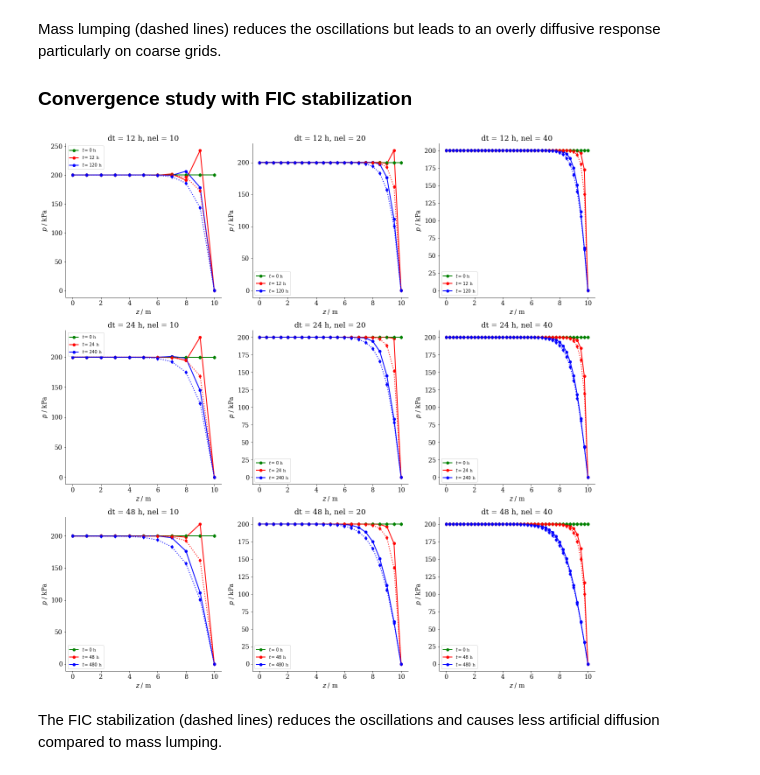
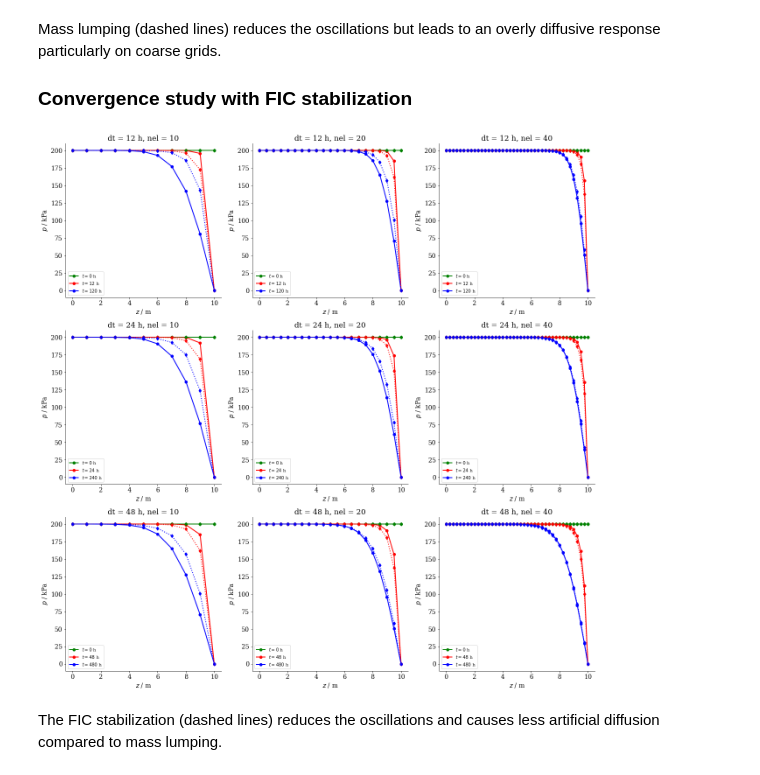
Before and after one commit to nagelt/Numerical_Methods_Introduction, a Jupyter notebook: 07e_Terzaghi_1D_consolidation_mass_lumping_FIC_stabilization.ipynb, the cells around one changed output. Cells and saved outputs as stored; diff of their text form; code cells hidden in the pictures.

```diff
--- a/07e_Terzaghi_1D_consolidation_mass_lumping_FIC_stabilization.ipynb
+++ b/07e_Terzaghi_1D_consolidation_mass_lumping_FIC_stabilization.ipynb
@@ -462,34 +462,34 @@ Mass lumping (dashed lines) reduces the oscillations but leads to an overly diff
 dts = [12.*3600,24.*3600,48.*3600]
 nels = [10,20,40]
 H = 10.
 
 fig, ax = plt.subplots(nrows=3,ncols=3,figsize=(18,18))
 
 for i,dt in enumerate(dts):
     for j,nel in enumerate(nels):
         #print("Running (n,dt) combination ", dt, nel)
         number_of_elements = nel
         nodes_per_element = 2
         nodes,elements,solution=generate_mesh(H,number_of_elements,nodes_per_element)
-        times, sols, iters = time_loop(dt,nodes,elements,solution)
+        times, sols, iters = time_loop(dt,nodes,elements,solution,True,False)
         nodes,elements,solution=generate_mesh(H,number_of_elements,nodes_per_element)
         #element size and random fore-factor
         times_lumped, sols_lumped, iters_lumped = time_loop(dt,nodes,elements,solution,False,True)
         #
         ax[i][j].plot(nodes, sols[0]/1.e3, marker='o', color='green', label='$t = %i$ h' %(times[0]/60/60))
         ax[i][j].plot(nodes, sols[1]/1.e3, marker='o', color='red', label='$t = %i$ h' %(times[1]/60/60))
         ax[i][j].plot(nodes, sols[10]/1.e3, marker='o', color='blue', label='$t = %i$ h' %(times[10]/60/60))
         #
         ax[i][j].plot(nodes, sols_lumped[0]/1.e3, marker='d', ls=':', color='green')
         ax[i][j].plot(nodes, sols_lumped[1]/1.e3, marker='d', ls=':', color='red')
         ax[i][j].plot(nodes, sols_lumped[10]/1.e3, marker='d', ls=':', color='blue')
         #
         ax[i][j].set_xlabel('$z$ / m')
         ax[i][j].set_ylabel('$p$ / kPa')
         ax[i][j].set_title('dt = %i h, nel = %i' %(dt/3600,nel))
         ax[i][j].legend(fontsize=10)
 fig.tight_layout()
 # %% [output]
-[figure, old version]
+[figure, new version]
 # %% [markdown]
 The FIC stabilization (dashed lines) reduces the oscillations and causes less artificial diffusion compared to  mass lumping.
```
Also changed, not shown: parts of 3 cells of this notebook, 5 other files.
